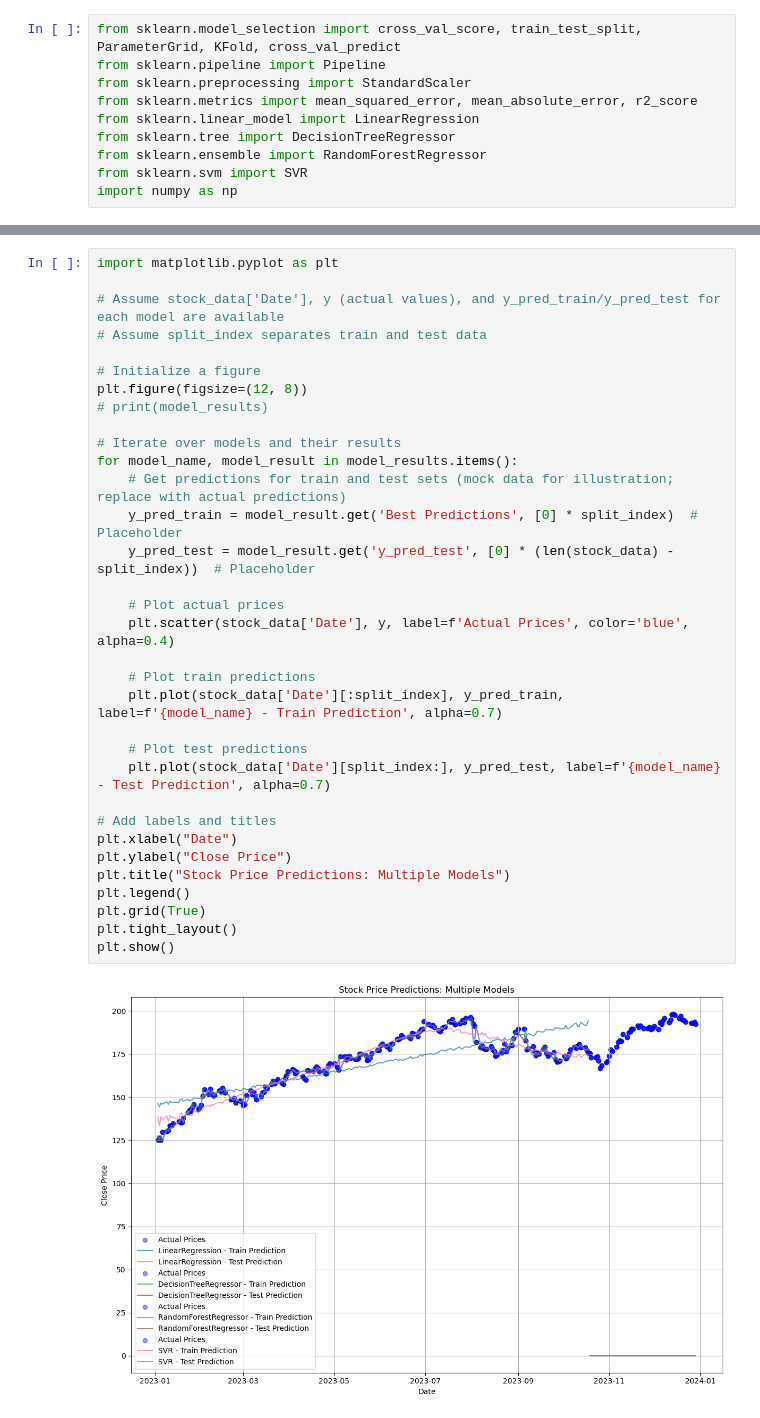
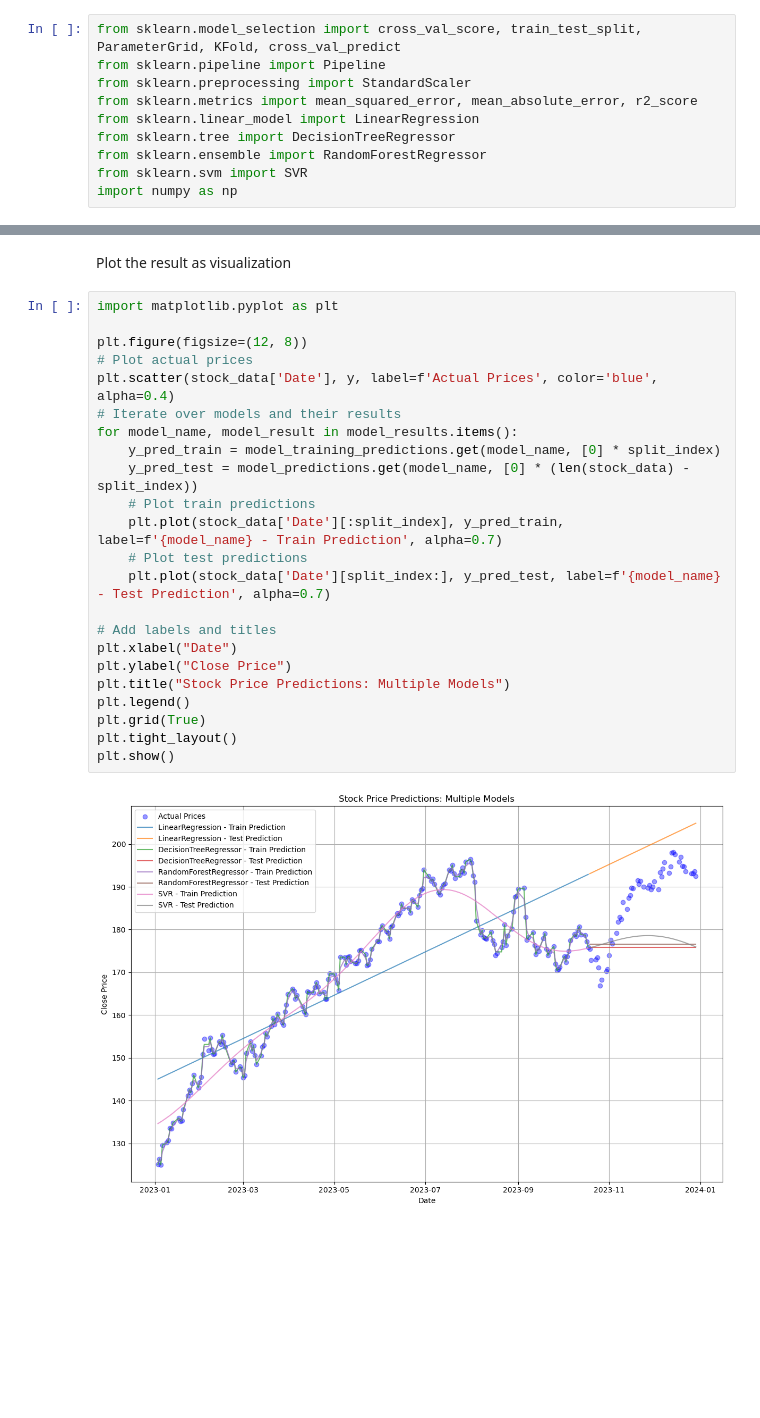
Before and after one commit to bunchart1368/MLDL_models, a Jupyter notebook: mldl_proj.ipynb, the cells around one changed output, grey strips where cells are left out. Saved outputs shown, nothing was run; the diff lists cells and outputs as text; blank space fills up the shorter version.

Commit message:
fea: add test prediction, visualize and evaluation

```diff
--- a/mldl_proj.ipynb
+++ b/mldl_proj.ipynb
@@ -198,35 +241,27 @@ Parameters: {'max_depth': None} => neg_mean_absolute_error: [-1.84850006 -1.8337
+# %% [markdown]
+Plot the result as visualization
 # %%
 import matplotlib.pyplot as plt
 
-# Assume stock_data['Date'], y (actual values), and y_pred_train/y_pred_test for each model are available
-# Assume split_index separates train and test data
-
-# Initialize a figure
 plt.figure(figsize=(12, 8))
-# print(model_results)
-
+# Plot actual prices
+plt.scatter(stock_data['Date'], y, label=f'Actual Prices', color='blue', alpha=0.4)
 # Iterate over models and their results
 for model_name, model_result in model_results.items():
-    # Get predictions for train and test sets (mock data for illustration; replace with actual predictions)
-    y_pred_train = model_result.get('Best Predictions', [0] * split_index)  # Placeholder
-    y_pred_test = model_result.get('y_pred_test', [0] * (len(stock_data) - split_index))  # Placeholder
-
-    # Plot actual prices
-    plt.scatter(stock_data['Date'], y, label=f'Actual Prices', color='blue', alpha=0.4)
-
+    y_pred_train = model_training_predictions.get(model_name, [0] * split_index)
+    y_pred_test = model_predictions.get(model_name, [0] * (len(stock_data) - split_index))
     # Plot train predictions
     plt.plot(stock_data['Date'][:split_index], y_pred_train, label=f'{model_name} - Train Prediction', alpha=0.7)
-
     # Plot test predictions
     plt.plot(stock_data['Date'][split_index:], y_pred_test, label=f'{model_name} - Test Prediction', alpha=0.7)
 
 # Add labels and titles
 plt.xlabel("Date")
 plt.ylabel("Close Price")
 plt.title("Stock Price Predictions: Multiple Models")
 plt.legend()
 plt.grid(True)
 plt.tight_layout()
 plt.show()
 # %% [output]
-[figure, old version]
+[figure, new version]
```
Also changed, not shown: parts of 7 cells of this notebook.
